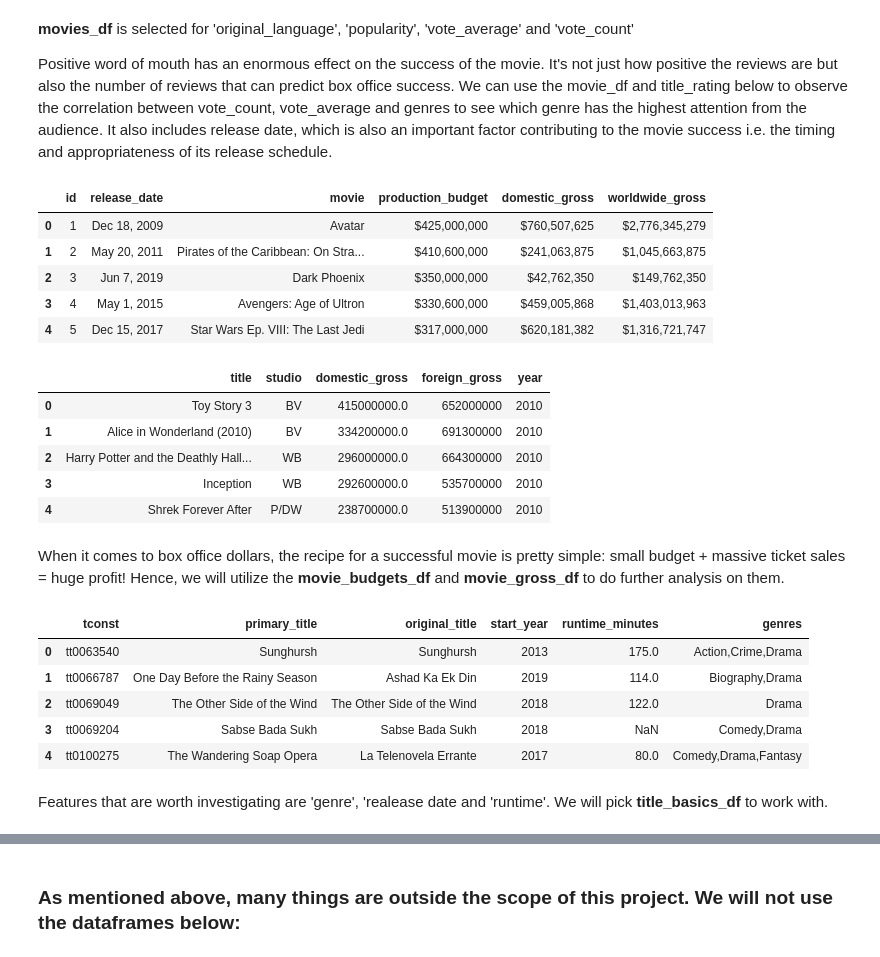
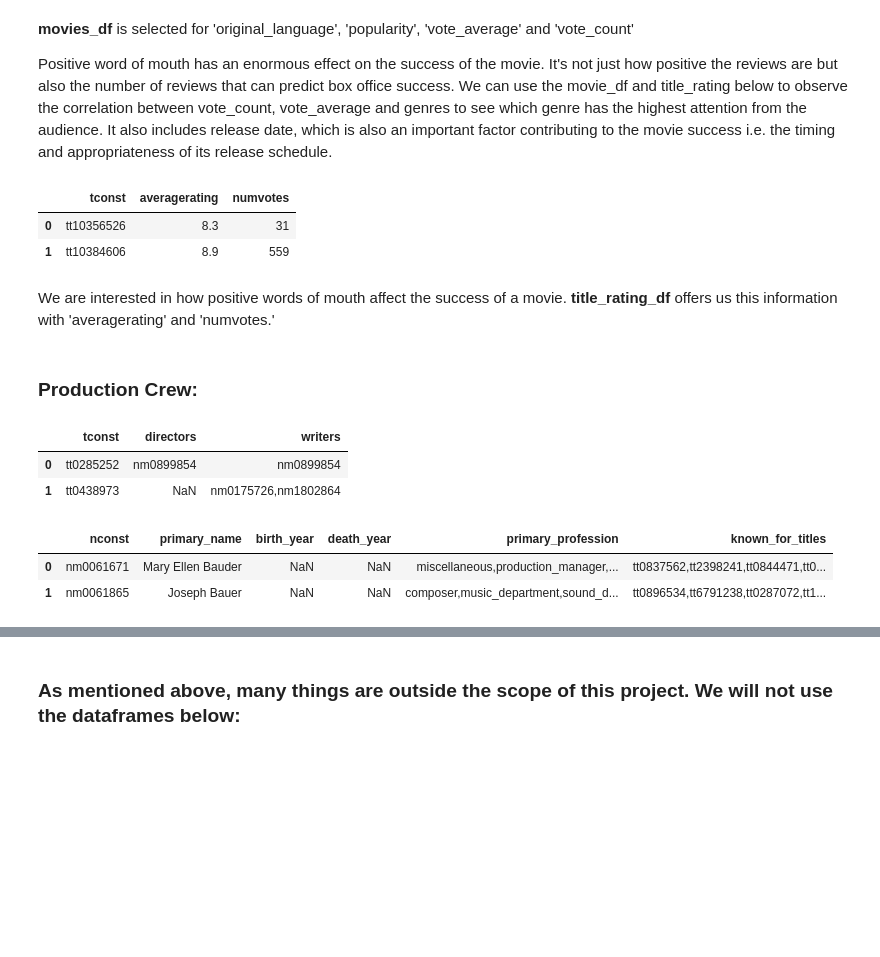
Before and after one commit to baotramduong/Porfolio_Project_The_Movie_Industry, a Jupyter notebook: Part I - Data Cleaning & Preparation of Provided Data.ipynb, the cells around one changed output, grey strips where cells are left out. Saved outputs shown, nothing was run; the diff lists cells and outputs as text; code cells hidden in the pictures; blank space fills up the shorter version.

```diff
--- a/Part I - Data Cleaning & Preparation of Provided Data.ipynb
+++ b/Part I - Data Cleaning & Preparation of Provided Data.ipynb
@@ -113,38 +136,29 @@ movies_df.head()
 Positive word of mouth has an enormous effect on the success of the movie. It's not just how positive the reviews are but also the number of reviews that can predict box office success. We can use the movie_df and title_rating below to observe the correlation between vote_count, vote_average and genres to see which genre has the highest attention from the audience. It also includes release date, which is also an important factor contributing to the movie success i.e. the timing and appropriateness of its release schedule.
 # %%
 #Create dataframe
-movie_budgets_df = pd.read_csv('./zippedData/tn.movie_budgets.csv.gz') #selected
-movie_budgets_df.head()
+title_rating_df = pd.read_csv('./zippedData/imdb.title.ratings.csv.gz') #selected
+title_rating_df.head(2)
 # %% [output]
-|  | id | release_date | movie | production_budget | domestic_gross | worldwide_gross |
-| 0 | 1 | Dec 18, 2009 | Avatar | $425,000,000 | $760,507,625 | $2,776,345,279 |
-| 1 | 2 | May 20, 2011 | Pirates of the Caribbean: On Stra... | $410,600,000 | $241,063,875 | $1,045,663,875 |
-| 2 | 3 | Jun 7, 2019 | Dark Phoenix | $350,000,000 | $42,762,350 | $149,762,350 |
-| 3 | 4 | May 1, 2015 | Avengers: Age of Ultron | $330,600,000 | $459,005,868 | $1,403,013,963 |
-| 4 | 5 | Dec 15, 2017 | Star Wars Ep. VIII: The Last Jedi | $317,000,000 | $620,181,382 | $1,316,721,747 |
+|  | tconst | averagerating | numvotes |
+| 0 | tt10356526 | 8.3 | 31 |
+| 1 | tt10384606 | 8.9 | 559 |
+# %% [markdown]
+We are interested in how positive words of mouth affect the success of a movie. **title_rating_df** offers us this information with 'averagerating' and 'numvotes.'
+# %% [markdown]
+### Production Crew:
 # %%
 #Create dataframe
-movie_gross_df = pd.read_csv('./zippedData/bom.movie_gross.csv.gz') #selected
-movie_gross_df.head()
+title_crew_df = pd.read_csv('./zippedData/imdb.title.crew.csv.gz')
+title_crew_df.head(2)
 # %% [output]
-|  | title | studio | domestic_gross | foreign_gross | year |
-| 0 | Toy Story 3 | BV | 415000000.0 | 652000000 | 2010 |
-| 1 | Alice in Wonderland (2010) | BV | 334200000.0 | 691300000 | 2010 |
-| 2 | Harry Potter and the Deathly Hall... | WB | 296000000.0 | 664300000 | 2010 |
-| 3 | Inception | WB | 292600000.0 | 535700000 | 2010 |
-| 4 | Shrek Forever After | P/DW | 238700000.0 | 513900000 | 2010 |
+|  | tconst | directors | writers |
+| 0 | tt0285252 | nm0899854 | nm0899854 |
+| 1 | tt0438973 | NaN | nm0175726,nm1802864 |
-# %% [markdown]
-When it comes to box office dollars, the recipe for a successful movie is pretty simple: small budget + massive ticket sales = huge profit! Hence, we will utilize the **movie_budgets_df** and **movie_gross_df** to do further analysis on them.
 # %%
 #Create dataframe
-title_basics_df = pd.read_csv('./zippedData/imdb.title.basics.csv.gz') #selected
-title_basics_df.head()
+name_basics_df = pd.read_csv('./zippedData/imdb.name.basics.csv.gz')
+name_basics_df.head(2)
 # %% [output]
-|  | tconst | primary_title | original_title | start_year | runtime_minutes | genres |
-| 0 | tt0063540 | Sunghursh | Sunghursh | 2013 | 175.0 | Action,Crime,Drama |
-| 1 | tt0066787 | One Day Before the Rainy Season | Ashad Ka Ek Din | 2019 | 114.0 | Biography,Drama |
-| 2 | tt0069049 | The Other Side of the Wind | The Other Side of the Wind | 2018 | 122.0 | Drama |
-| 3 | tt0069204 | Sabse Bada Sukh | Sabse Bada Sukh | 2018 | NaN | Comedy,Drama |
-| 4 | tt0100275 | The Wandering Soap Opera | La Telenovela Errante | 2017 | 80.0 | Comedy,Drama,Fantasy |
+|  | nconst | primary_name | birth_year | death_year | primary_profession | known_for_titles |
+| 0 | nm0061671 | Mary Ellen Bauder | NaN | NaN | miscellaneous,production_manager,... | tt0837562,tt2398241,tt0844471,tt0... |
+| 1 | nm0061865 | Joseph Bauer | NaN | NaN | composer,music_department,sound_d... | tt0896534,tt6791238,tt0287072,tt1... |
-# %% [markdown]
-Features that are worth investigating are 'genre', 'realease date and 'runtime'. We will pick **title_basics_df** to work with.
```
Also changed, not shown: parts of 170 cells of this notebook, 1 other file.
